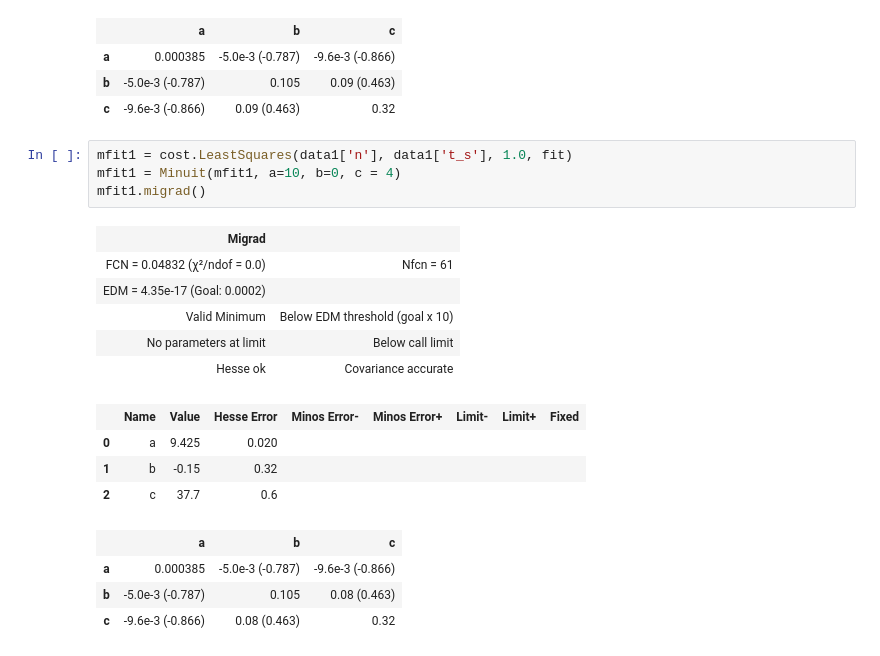
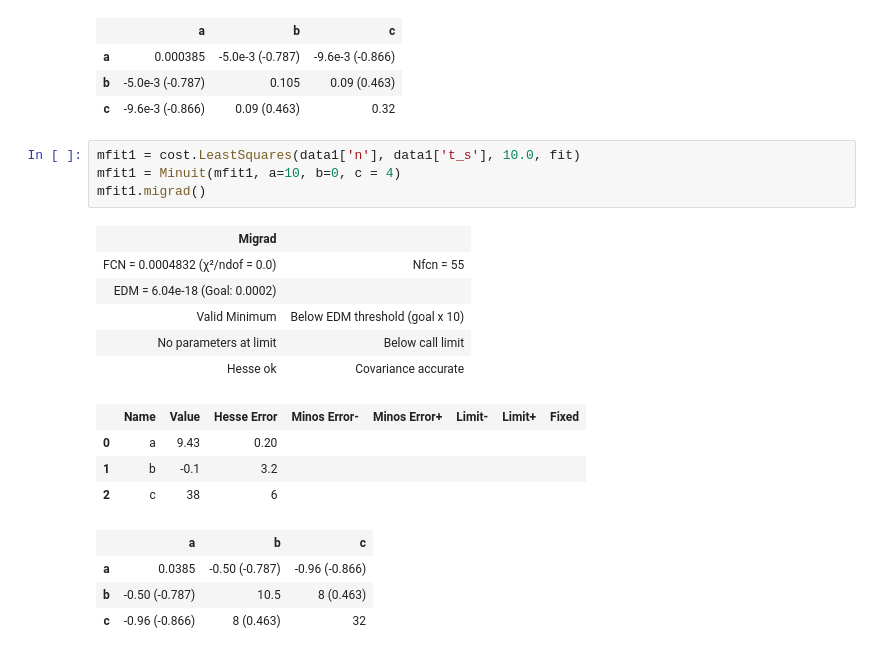
Before and after one commit to MagnusTrier/appstat_project, a Jupyter notebook: pendulum_original.ipynb, the cells around one changed output. Saved outputs shown, nothing was run; the diff lists cells and outputs as text.

```diff
--- a/pendulum_original.ipynb
+++ b/pendulum_original.ipynb
@@ -68,21 +72,21 @@ mfit0.migrad()
 | b | -5.0e-3 (-0.787) | 0.105 | 0.09 (0.463) |
 | c | -9.6e-3 (-0.866) | 0.09 (0.463) | 0.32 |
 # %%
-mfit1 = cost.LeastSquares(data1['n'], data1['t_s'], 1.0, fit)
+mfit1 = cost.LeastSquares(data1['n'], data1['t_s'], 10.0, fit)
 mfit1 = Minuit(mfit1, a=10, b=0, c = 4)
 mfit1.migrad()
 # %% [output]
 | Migrad |  |
-| FCN = 0.04832 (χ²/ndof = 0.0) | Nfcn = 61 |
-| EDM = 4.35e-17 (Goal: 0.0002) |  |
+| FCN = 0.0004832 (χ²/ndof = 0.0) | Nfcn = 55 |
+| EDM = 6.04e-18 (Goal: 0.0002) |  |
 | Valid Minimum | Below EDM threshold (goal x 10) |
 | No parameters at limit | Below call limit |
 | Hesse ok | Covariance accurate |
 |  | Name | Value | Hesse Error | Minos Error- | Minos Error+ | Limit- | Limit+ | Fixed |
-| 0 | a | 9.425 | 0.020 |  |  |  |  |  |
-| 1 | b | -0.15 | 0.32 |  |  |  |  |  |
-| 2 | c | 37.7 | 0.6 |  |  |  |  |  |
+| 0 | a | 9.43 | 0.20 |  |  |  |  |  |
+| 1 | b | -0.1 | 3.2 |  |  |  |  |  |
+| 2 | c | 38 | 6 |  |  |  |  |  |
 |  | a | b | c |
-| a | 0.000385 | -5.0e-3 (-0.787) | -9.6e-3 (-0.866) |
-| b | -5.0e-3 (-0.787) | 0.105 | 0.08 (0.463) |
-| c | -9.6e-3 (-0.866) | 0.08 (0.463) | 0.32 |
+| a | 0.0385 | -0.50 (-0.787) | -0.96 (-0.866) |
+| b | -0.50 (-0.787) | 10.5 | 8 (0.463) |
+| c | -0.96 (-0.866) | 8 (0.463) | 32 |
```
Also changed, not shown: parts of 4 cells of this notebook.
